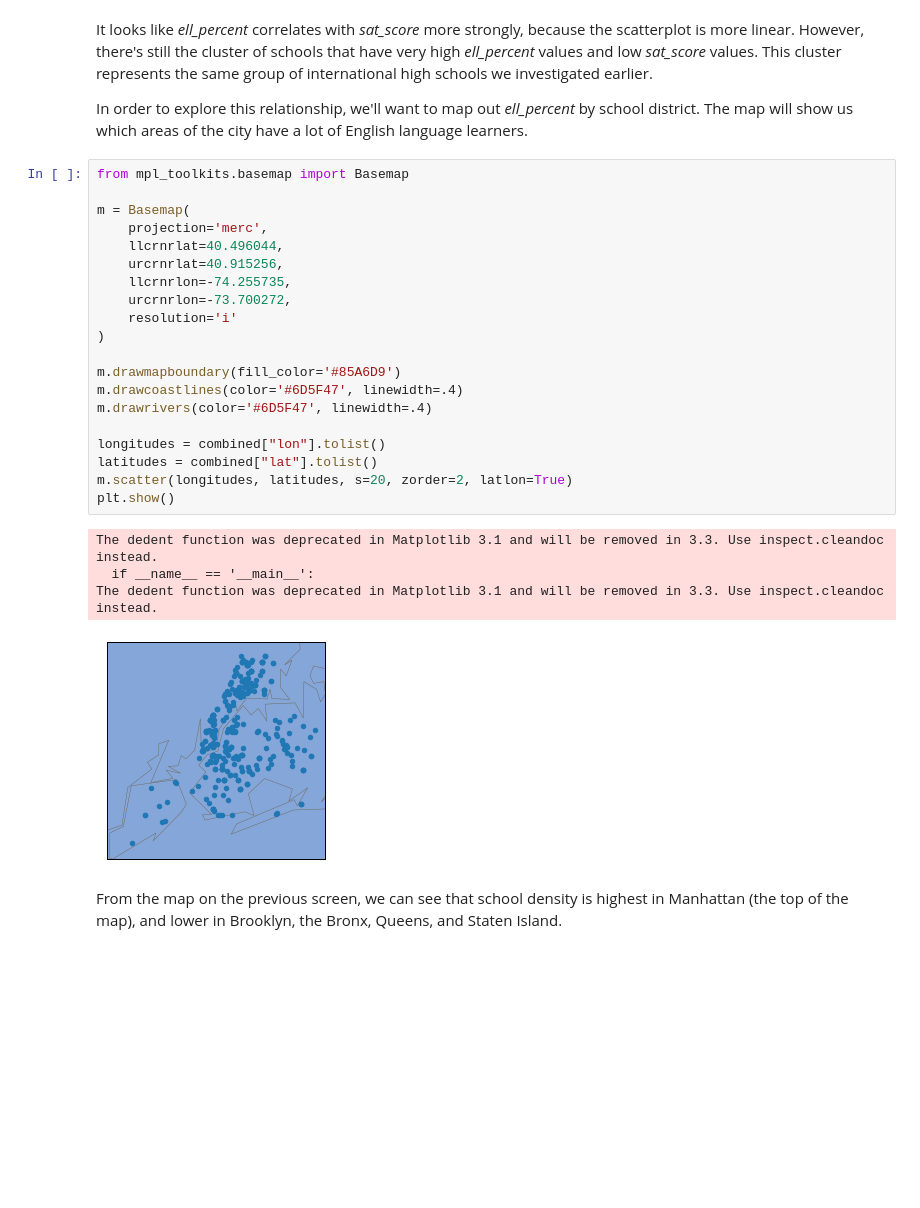
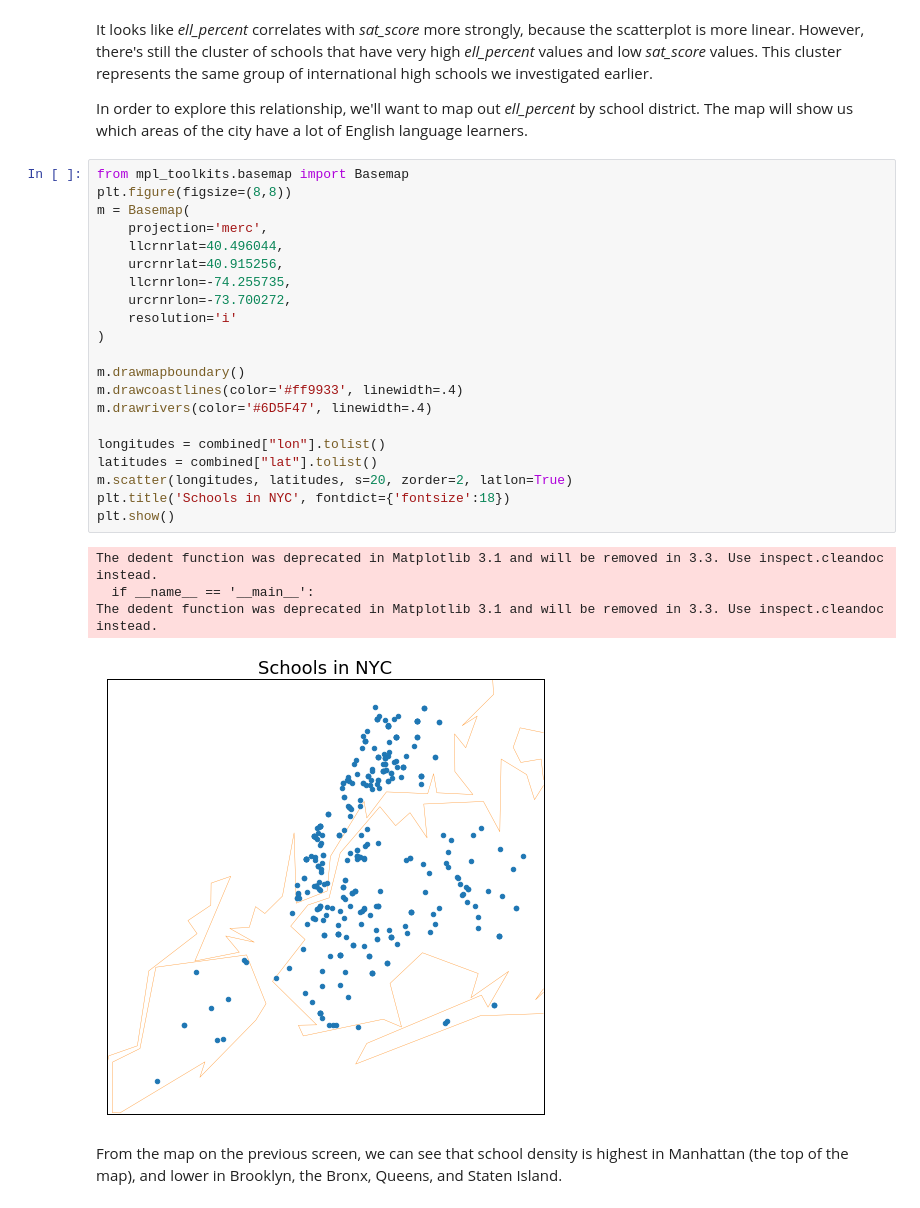
Before and after one commit to bhvya1505/Analyzing-NYC-High-School-Data, a Jupyter notebook: Basics.ipynb, the cells around one changed output. Cells and saved outputs as stored; diff of their text form; blank space fills up the shorter version.

Commit message:
Improved plots

```diff
--- a/Basics.ipynb
+++ b/Basics.ipynb
@@ -510,29 +518,30 @@ It looks like _ell_percent_ correlates with _sat_score_ more strongly, because t
 In order to explore this relationship, we'll want to map out _ell_percent_ by school district. The map will show us which areas of the city have a lot of English language learners.
 # %%
 from mpl_toolkits.basemap import Basemap
-
+plt.figure(figsize=(8,8))
 m = Basemap(
     projection='merc',
     llcrnrlat=40.496044,
     urcrnrlat=40.915256,
     llcrnrlon=-74.255735,
     urcrnrlon=-73.700272,
     resolution='i'
 )
 
-m.drawmapboundary(fill_color='#85A6D9')
-m.drawcoastlines(color='#6D5F47', linewidth=.4)
+m.drawmapboundary()
+m.drawcoastlines(color='#ff9933', linewidth=.4)
 m.drawrivers(color='#6D5F47', linewidth=.4)
 
 longitudes = combined["lon"].tolist()
 latitudes = combined["lat"].tolist()
 m.scatter(longitudes, latitudes, s=20, zorder=2, latlon=True)
+plt.title('Schools in NYC', fontdict={'fontsize':18})
 plt.show()
 # %% [output]
 The dedent function was deprecated in Matplotlib 3.1 and will be removed in 3.3. Use inspect.cleandoc instead.
   if __name__ == '__main__':
 The dedent function was deprecated in Matplotlib 3.1 and will be removed in 3.3. Use inspect.cleandoc instead.
-[figure, old version]
+[figure, new version]
 # %% [markdown]
 From the map on the previous screen, we can see that school density is highest in Manhattan (the top of the map), and lower in Brooklyn, the Bronx, Queens, and Staten Island.
 # %%
```
Also changed, not shown: parts of 22 cells of this notebook.
